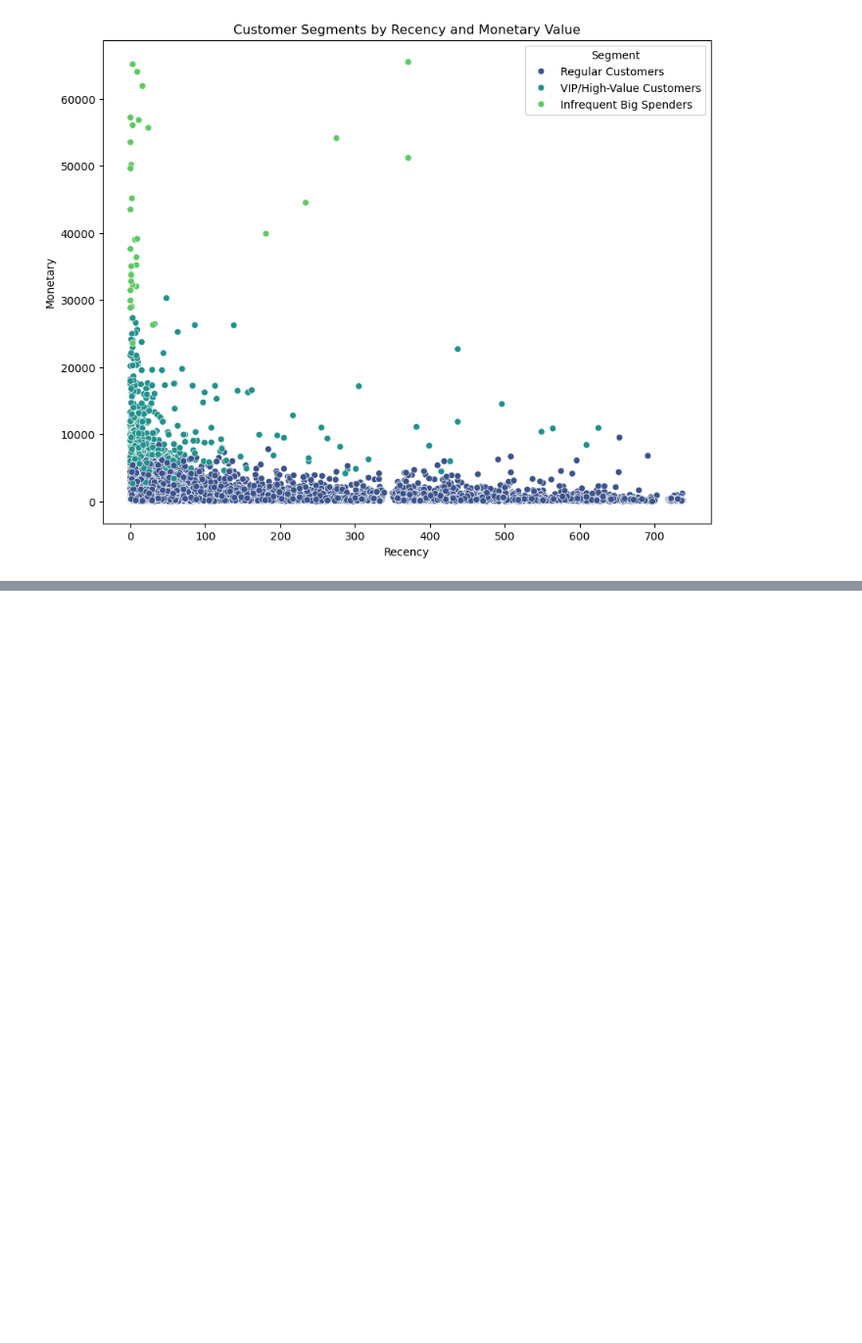
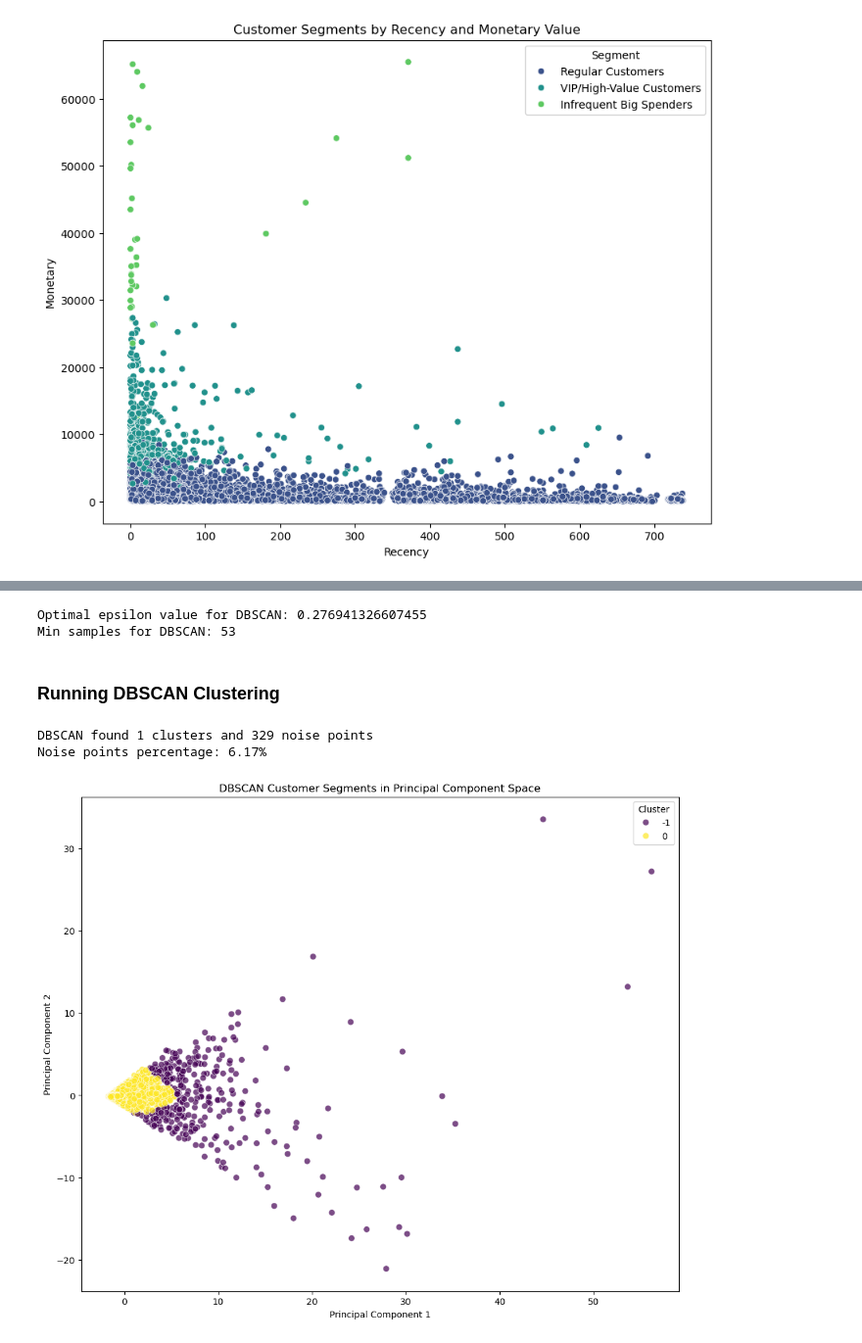
Before and after one commit to davidry777/FACETS-LLM, a Jupyter notebook: notebooks/customer_segmentation.ipynb, the cells around one changed output, grey strips where cells are left out. Shown at 98% size. Saved outputs shown, nothing was run; the diff lists cells and outputs as text; code cells hidden in the pictures; blank space fills up the shorter version.

```diff
--- a/notebooks/customer_segmentation.ipynb
+++ b/notebooks/customer_segmentation.ipynb
@@ -235,0 +261,43 @@ Text(0.5, 1.0, 'Customer Segments by Recency and Monetary Value')
+# %%
+projected_eps_value = 0.24 # According to visualization
+
+eps_value = np.percentile(distances, 90) * 0.5
+min_samples = int(len(rfm_features_scaled) * 0.01) # 1% of the dataset
+
+print(f"Optimal epsilon value for DBSCAN: {eps_value}")
+print(f"Min samples for DBSCAN: {min_samples}")
+# %% [output]
+Optimal epsilon value for DBSCAN: 0.276941326607455
+Min samples for DBSCAN: 53
+# %% [markdown]
+### Running DBSCAN Clustering
+# %%
+adj = 0.7 # Adjust epsilon value slightly to avoid noise points
+dbscan = DBSCAN(eps=(eps_value + adj), min_samples=min_samples)
+dbscan_labels = dbscan.fit_predict(rfm_features_scaled)
+uk_rfm_processed['DBSCAN_Cluster'] = dbscan_labels
+
+# Count number of clusters and noise points
+n_clusters_dbscan = len(set(dbscan_labels)) - (1 if -1 in dbscan_labels else 0)
+n_noise = list(dbscan_labels).count(-1)
+
+# Count number of clusters and noise points
+n_clusters_dbscan = len(set(dbscan_labels)) - (1 if -1 in dbscan_labels else 0)
+n_noise = list(dbscan_labels).count(-1)
+
+print(f"Adjusted epsilon value for DBSCAN: {eps_value + adj}")
+print(f"DBSCAN found {n_clusters_dbscan} clusters and {n_noise} noise points")
+print(f"Noise points percentage: {n_noise / len(dbscan_labels):.2%}")
+# %% [output]
+DBSCAN found 1 clusters and 329 noise points
+Noise points percentage: 6.17%
+# %%
+plt.figure(figsize=(12, 10))
+sns.scatterplot(data=uk_rfm_processed, x='PC1', y='PC2', hue='DBSCAN_Cluster', palette='viridis', s=50, alpha=0.7)
+plt.title('DBSCAN Customer Segments in Principal Component Space')
+plt.xlabel(f'Principal Component 1')
+plt.ylabel(f'Principal Component 2')
+plt.legend(title='Cluster')
+plt.show()
+# %% [output]
+[figure, added]
```
Also changed, not shown: parts of 5 cells of this notebook.
